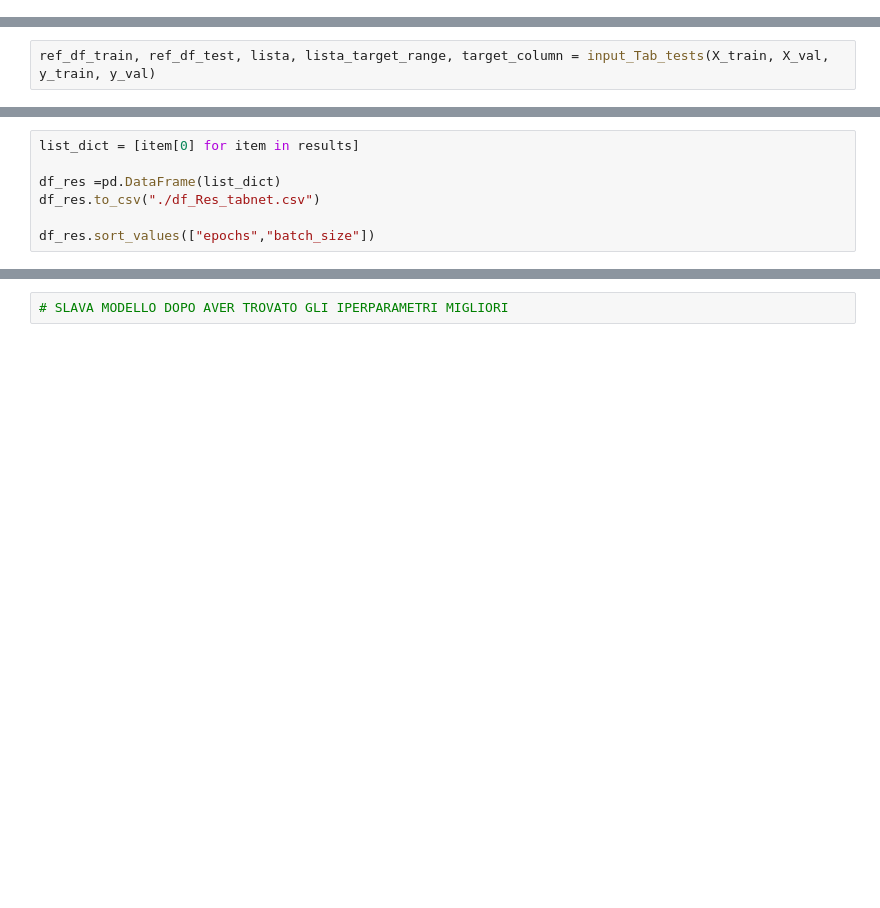
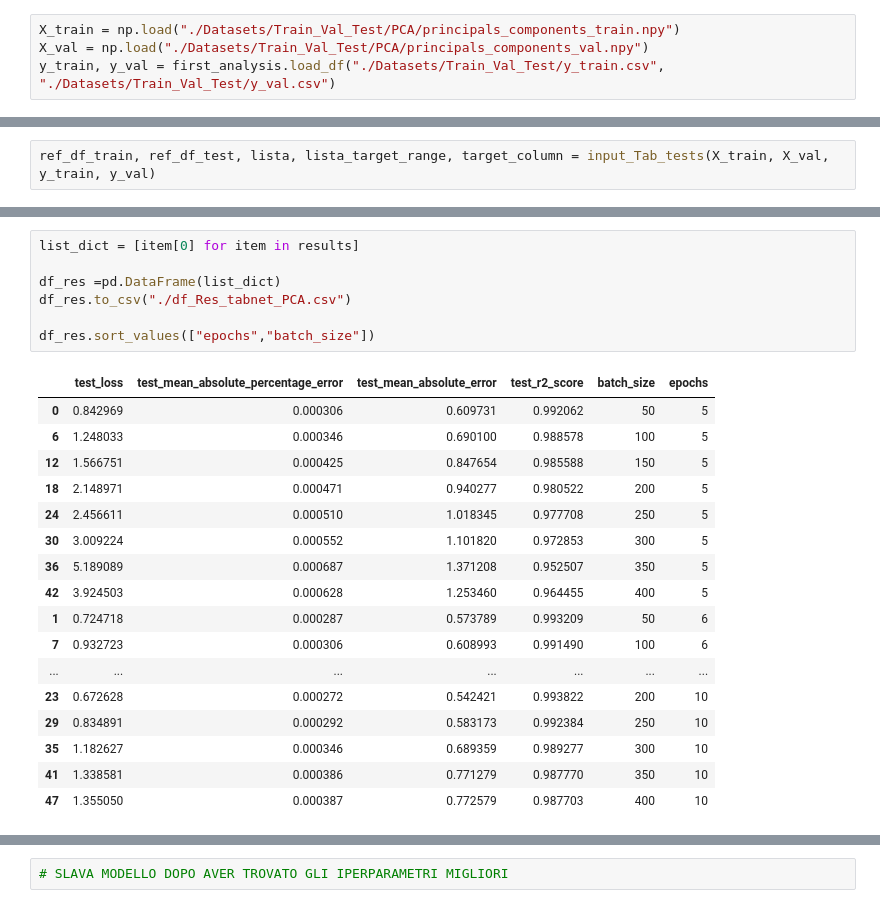
Before and after one commit to Lambe5/ProgettoDataAnalytics, a Jupyter notebook: TabNet.ipynb, the cells around one changed output, grey strips where cells are left out. Drawn from its saved outputs; the diff is of its cells as text; blank space fills up the shorter version.

```diff
--- a/TabNet.ipynb
+++ b/TabNet.ipynb
@@ -107,0 +107,4 @@ y_train, y_val = first_analysis.load_df("./Datasets/Train_Val_Test/y_train.csv",
+# %%
+X_train = np.load("./Datasets/Train_Val_Test/PCA/principals_components_train.npy")
+X_val = np.load("./Datasets/Train_Val_Test/PCA/principals_components_val.npy")
+y_train, y_val = first_analysis.load_df("./Datasets/Train_Val_Test/y_train.csv", "./Datasets/Train_Val_Test/y_val.csv")
@@ -128,10 +166,28 @@ for j,batch in enumerate(batch_size):
 # %%
 list_dict = [item[0] for item in results]
 
 df_res =pd.DataFrame(list_dict)
-df_res.to_csv("./df_Res_tabnet.csv")
+df_res.to_csv("./df_Res_tabnet_PCA.csv")
 
 df_res.sort_values(["epochs","batch_size"])
+# %% [output]
+|  | test_loss | test_mean_absolute_percentage_error | test_mean_absolute_error | test_r2_score | batch_size | epochs |
+| 0 | 0.842969 | 0.000306 | 0.609731 | 0.992062 | 50 | 5 |
+| 6 | 1.248033 | 0.000346 | 0.690100 | 0.988578 | 100 | 5 |
+| 12 | 1.566751 | 0.000425 | 0.847654 | 0.985588 | 150 | 5 |
+| 18 | 2.148971 | 0.000471 | 0.940277 | 0.980522 | 200 | 5 |
+| 24 | 2.456611 | 0.000510 | 1.018345 | 0.977708 | 250 | 5 |
+| 30 | 3.009224 | 0.000552 | 1.101820 | 0.972853 | 300 | 5 |
+| 36 | 5.189089 | 0.000687 | 1.371208 | 0.952507 | 350 | 5 |
+| 42 | 3.924503 | 0.000628 | 1.253460 | 0.964455 | 400 | 5 |
+| 1 | 0.724718 | 0.000287 | 0.573789 | 0.993209 | 50 | 6 |
+| 7 | 0.932723 | 0.000306 | 0.608993 | 0.991490 | 100 | 6 |
+| ... | ... | ... | ... | ... | ... | ... |
+| 23 | 0.672628 | 0.000272 | 0.542421 | 0.993822 | 200 | 10 |
+| 29 | 0.834891 | 0.000292 | 0.583173 | 0.992384 | 250 | 10 |
+| 35 | 1.182627 | 0.000346 | 0.689359 | 0.989277 | 300 | 10 |
+| 41 | 1.338581 | 0.000386 | 0.771279 | 0.987770 | 350 | 10 |
+| 47 | 1.355050 | 0.000387 | 0.772579 | 0.987703 | 400 | 10 |
 # %%
 plt.figure(figsize=(10, 6))
 
```
Also changed, not shown: parts of 6 cells of this notebook, 6 other files.
